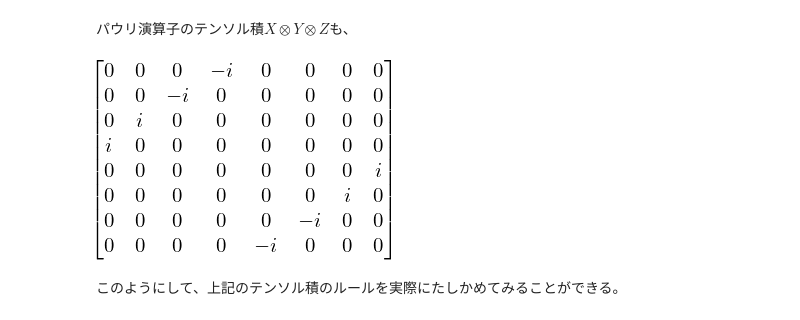
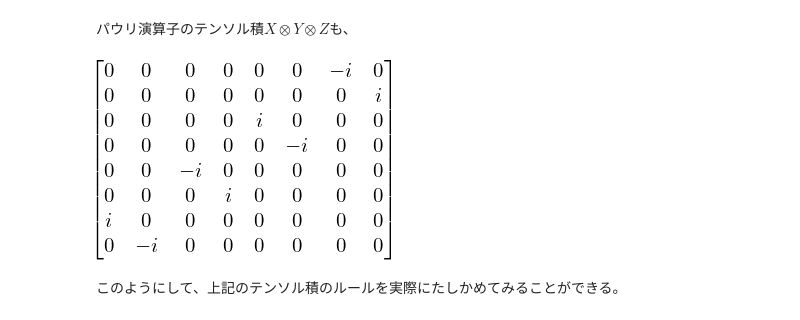
Before and after one commit to qulacs/quantum-native-dojo, a Jupyter notebook: notebooks/1.1_basics_of_quantum_information.ipynb, the cells around one changed output. Saved outputs shown, nothing was run; the diff lists cells and outputs as text; code cells hidden in the pictures.

```diff
--- a/notebooks/1.1_basics_of_quantum_information.ipynb
+++ b/notebooks/1.1_basics_of_quantum_information.ipynb
@@ -938,8 +940,8 @@ represent(CNOT(1,0),nqubits=2)
 # %% [markdown]
 パウリ演算子のテンソル積$X\otimes Y \otimes Z$も、
 # %%
-represent(X(0)*Y(1)*Z(2),nqubits=3)
+represent(X(2)*Y(1)*Z(0),nqubits=3)
 # %% [output]
-[figure, old version]
+[figure, new version]
 # %% [markdown]
 このようにして、上記のテンソル積のルールを実際にたしかめてみることができる。
```
Also changed, not shown: parts of 4 cells of this notebook.
